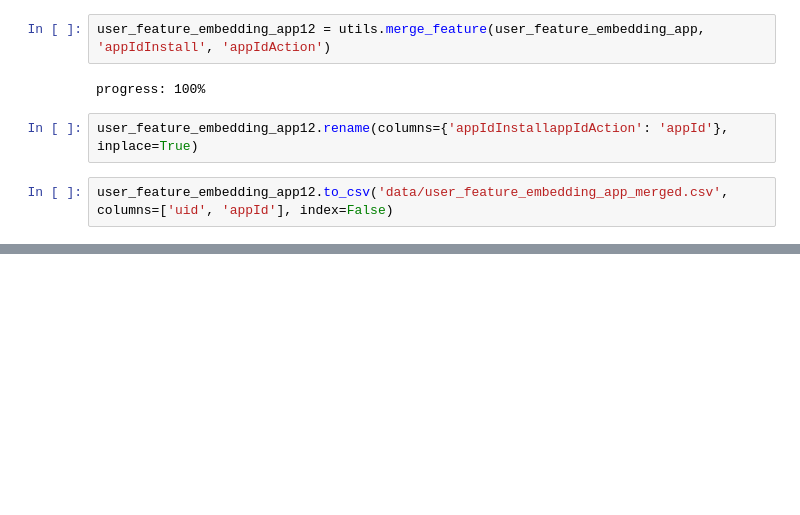
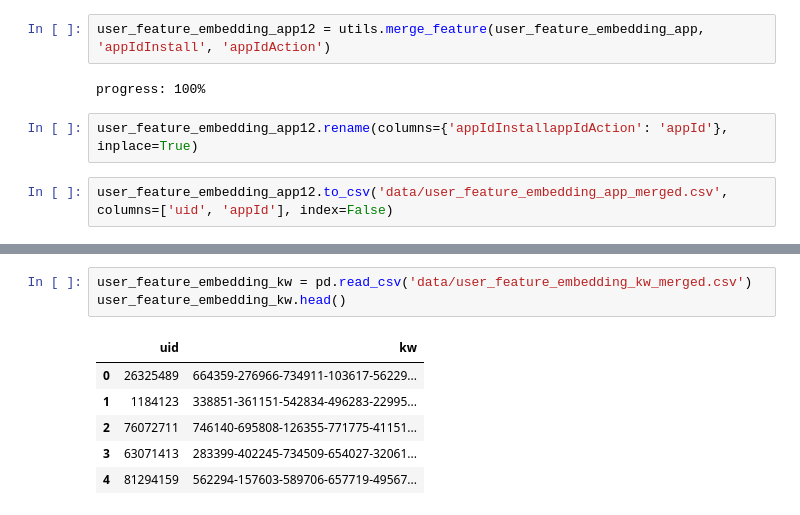
Before and after one commit to ModaoT/firstkill, a Jupyter notebook: complex_data_handling.ipynb, the cells around one changed output, grey strips where cells are left out. Cells and saved outputs as stored; diff of their text form; blank space fills up the shorter version.

```diff
--- a/complex_data_handling.ipynb
+++ b/complex_data_handling.ipynb
@@ -223,0 +238,10 @@ user_feature_embedding_app12.to_csv('data/user_feature_embedding_app_merged.csv'
+# %%
+user_feature_embedding_kw = pd.read_csv('data/user_feature_embedding_kw_merged.csv')
+user_feature_embedding_kw.head()
+# %% [output]
+|  | uid | kw |
+| 0 | 26325489 | 664359-276966-734911-103617-56229... |
+| 1 | 1184123 | 338851-361151-542834-496283-22995... |
+| 2 | 76072711 | 746140-695808-126355-771775-41151... |
+| 3 | 63071413 | 283399-402245-734509-654027-32061... |
+| 4 | 81294159 | 562294-157603-589706-657719-49567... |
```
Also changed, not shown: parts of 21 cells of this notebook, 3 other files.
